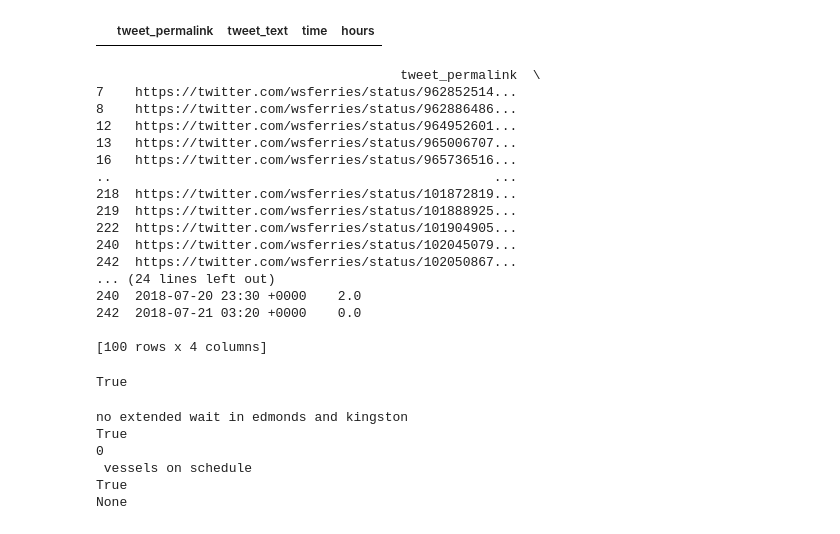
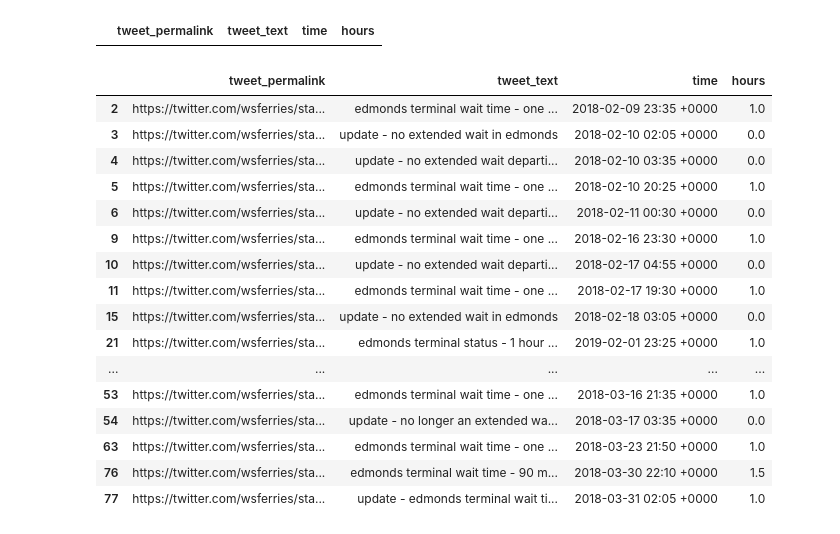
Before and after one commit to allisoncstafford/tweets_to_data_ferry_wait_blog, a Jupyter notebook: blog_code.ipynb, the cells around one changed output. Drawn from its saved outputs; the diff is of its cells as text; code cells hidden in the pictures.

```diff
--- a/blog_code.ipynb
+++ b/blog_code.ipynb
@@ -14,6 +11,5 @@ december = pd.read_csv('./data/dec2019.csv')
 # %%
-path = r'./data/'
-all_files = glob.glob(path + "/*.csv")
+all_files = glob.glob("./data/*.csv")
 
 df_from_each_file = (pd.read_csv(f) for f in all_files)
 df = pd.concat(df_from_each_file, ignore_index=True)
@@ -191,36 +188,23 @@ ki_df[ki_df['hours'].isna()]
 # %%
 for tweet in ki_df.loc[ki_df['hours'].isna(),'tweet_text']:
     print(tweet)
-# %%
-print(ki_df.head(100))
-# %% [output]
-                                       tweet_permalink  \
-7    https://twitter.com/wsferries/status/962852514...
-8    https://twitter.com/wsferries/status/962886486...
-12   https://twitter.com/wsferries/status/964952601...
-13   https://twitter.com/wsferries/status/965006707...
-16   https://twitter.com/wsferries/status/965736516...
-..                                                 ...
-218  https://twitter.com/wsferries/status/101872819...
-219  https://twitter.com/wsferries/status/101888925...
-222  https://twitter.com/wsferries/status/101904905...
-240  https://twitter.com/wsferries/status/102045079...
-242  https://twitter.com/wsferries/status/102050867...
-... (24 lines left out)
-240  2018-07-20 23:30 +0000    2.0
-242  2018-07-21 03:20 +0000    0.0
-
-[100 rows x 4 columns]
-# %%
-bool(re.search('no.*wait', 'no extended wait in edmonds and kingston'))
-# %% [output]
-True
-# %%
-get_hour('no extended wait in edmonds and kingston, vessels on schedule', 'edmonds', 'kingston', altNames)
-# %% [output]
-no extended wait in edmonds and kingston
-True
-0
- vessels on schedule
-True
-None
+# %%
+ed_df.head(20)
+# %% [output]
+|  | tweet_permalink | tweet_text | time | hours |
+| 2 | https://twitter.com/wsferries/sta... | edmonds terminal wait time - one ... | 2018-02-09 23:35 +0000 | 1.0 |
+| 3 | https://twitter.com/wsferries/sta... | update - no extended wait in edmonds | 2018-02-10 02:05 +0000 | 0.0 |
+| 4 | https://twitter.com/wsferries/sta... | update - no extended wait departi... | 2018-02-10 03:35 +0000 | 0.0 |
+| 5 | https://twitter.com/wsferries/sta... | edmonds terminal wait time - one ... | 2018-02-10 20:25 +0000 | 1.0 |
+| 6 | https://twitter.com/wsferries/sta... | update - no extended wait departi... | 2018-02-11 00:30 +0000 | 0.0 |
+| 9 | https://twitter.com/wsferries/sta... | edmonds terminal wait time - one ... | 2018-02-16 23:30 +0000 | 1.0 |
+| 10 | https://twitter.com/wsferries/sta... | update - no extended wait departi... | 2018-02-17 04:55 +0000 | 0.0 |
+| 11 | https://twitter.com/wsferries/sta... | edmonds terminal wait time - one ... | 2018-02-17 19:30 +0000 | 1.0 |
+| 15 | https://twitter.com/wsferries/sta... | update - no extended wait in edmonds | 2018-02-18 03:05 +0000 | 0.0 |
+| 21 | https://twitter.com/wsferries/sta... | edmonds terminal status - 1 hour ... | 2019-02-01 23:25 +0000 | 1.0 |
+| ... | ... | ... | ... | ... |
+| 53 | https://twitter.com/wsferries/sta... | edmonds terminal wait time - one ... | 2018-03-16 21:35 +0000 | 1.0 |
+| 54 | https://twitter.com/wsferries/sta... | update - no longer an extended wa... | 2018-03-17 03:35 +0000 | 0.0 |
+| 63 | https://twitter.com/wsferries/sta... | edmonds terminal wait time - one ... | 2018-03-23 21:50 +0000 | 1.0 |
+| 76 | https://twitter.com/wsferries/sta... | edmonds terminal wait time - 90 m... | 2018-03-30 22:10 +0000 | 1.5 |
+| 77 | https://twitter.com/wsferries/sta... | update - edmonds terminal wait ti... | 2018-03-31 02:05 +0000 | 1.0 |
```
Also changed, not shown: parts of 4 cells of this notebook.
